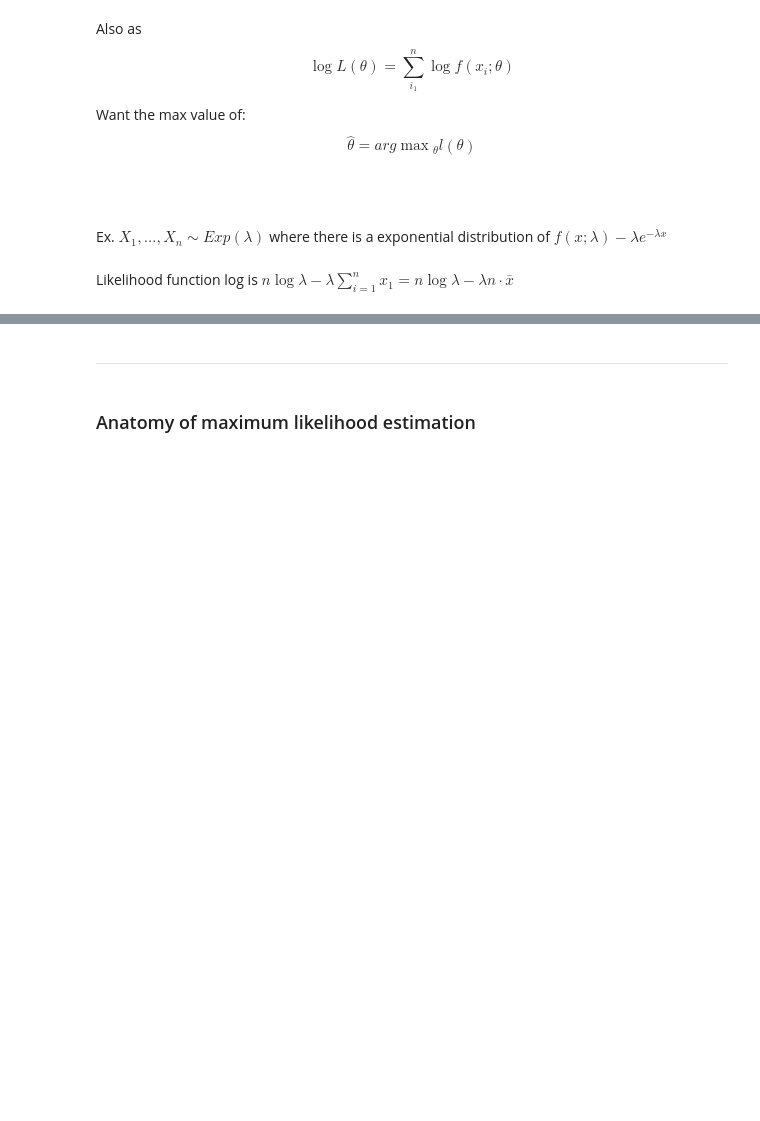
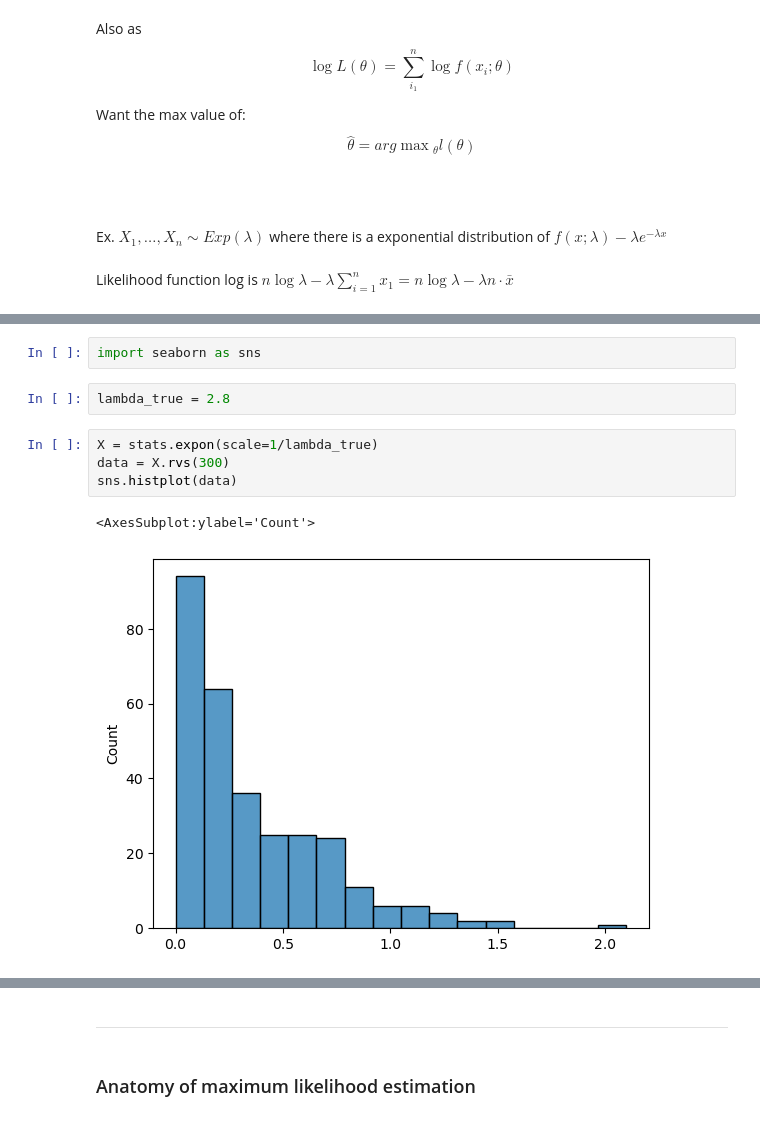
Before and after one commit to raoguchi/sp24, a Jupyter notebook: notebooks/week-4-summary.ipynb, the cells around one changed output, grey strips where cells are left out. Cells and saved outputs as stored; diff of their text form; blank space fills up the shorter version.

```diff
--- a/notebooks/week-4-summary.ipynb
+++ b/notebooks/week-4-summary.ipynb
@@ -382,0 +623,11 @@ from scipy.optimize import minimize
+# %%
+import seaborn as sns
+# %%
+lambda_true = 2.8
+# %%
+X = stats.expon(scale=1/lambda_true)
+data = X.rvs(300)
+sns.histplot(data)
+# %% [output]
+<AxesSubplot:ylabel='Count'>
+[figure, added]
```
Also changed, not shown: parts of 45 cells of this notebook, 1 other file.
